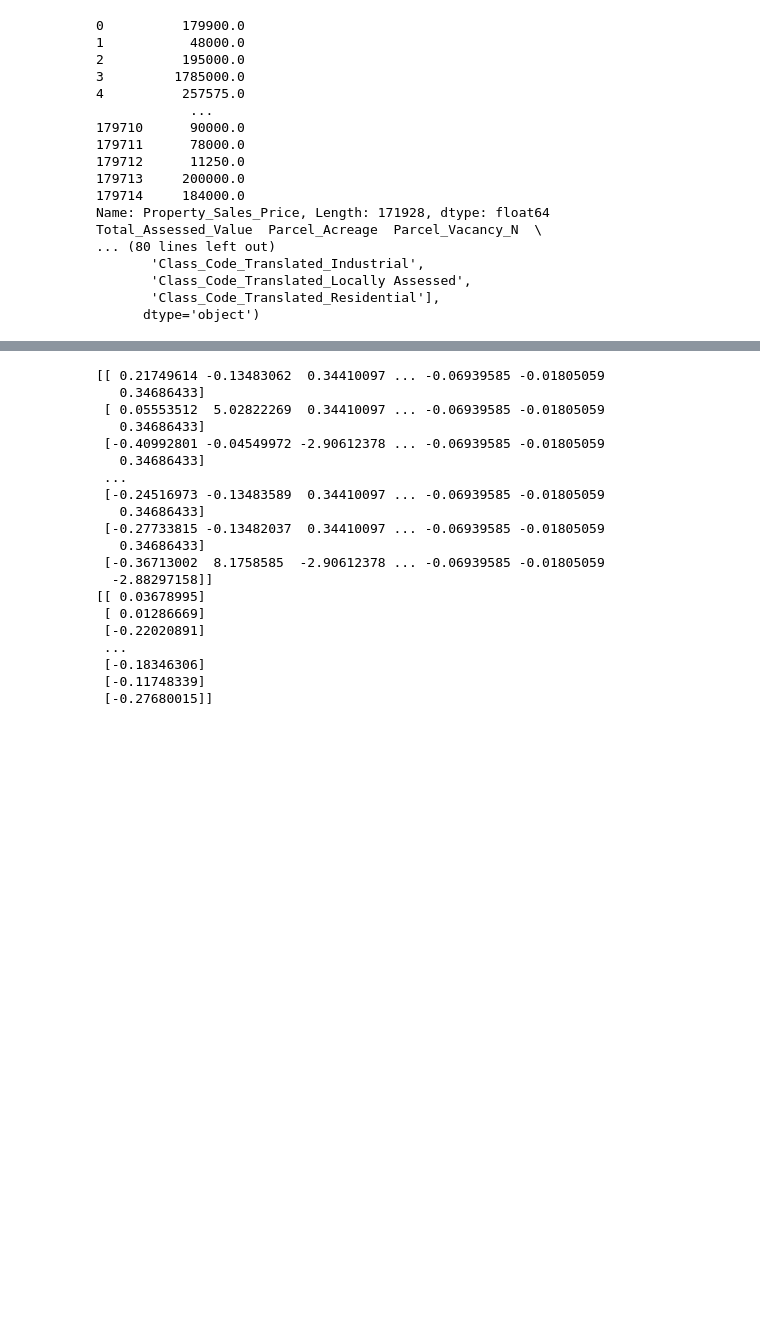
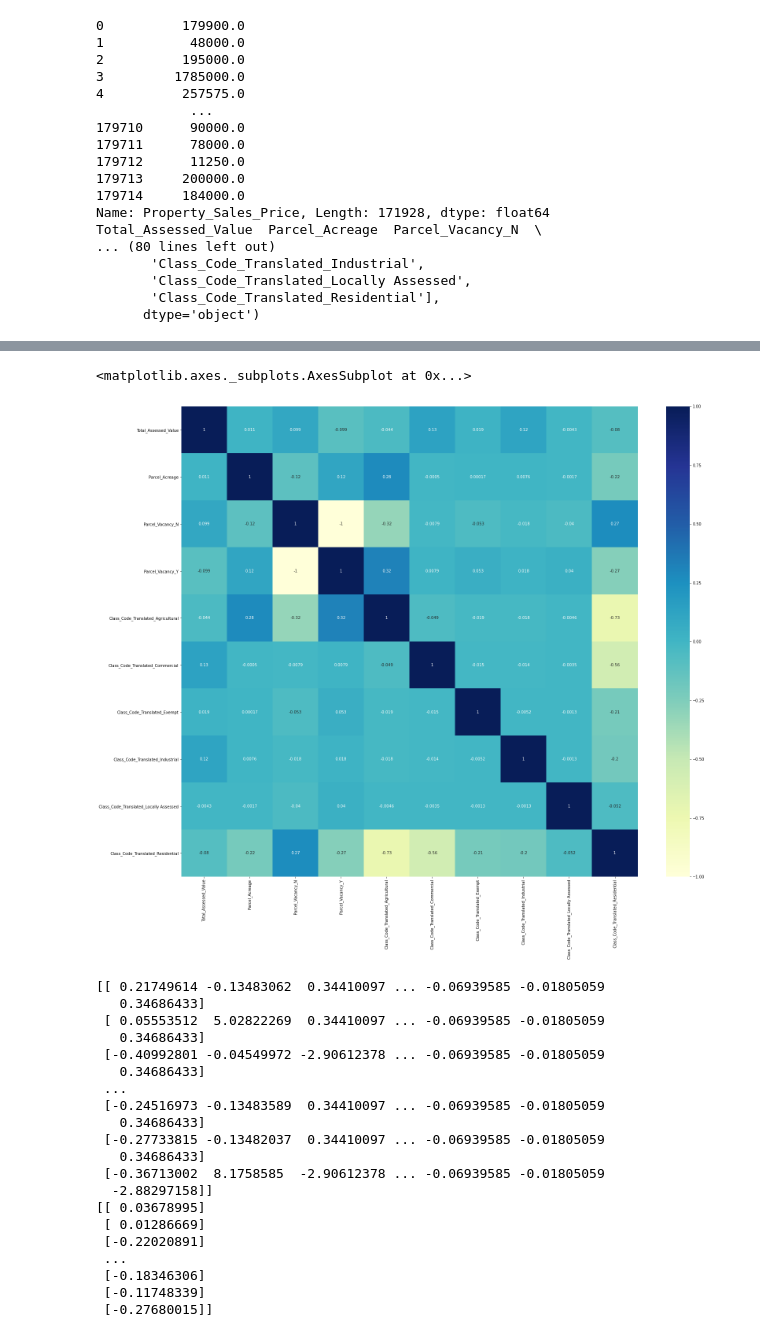
Before and after one commit to MaxBrowning/butler-project3-groupD, a Jupyter notebook: RandomForestRegressor.ipynb, the cells around one changed output, grey strips where cells are left out. Saved outputs shown, nothing was run; the diff lists cells and outputs as text; code cells hidden in the pictures; blank space fills up the shorter version.

```diff
--- a/RandomForestRegressor.ipynb
+++ b/RandomForestRegressor.ipynb
@@ -190,3 +234,17 @@ feature_names = data.columns
+# %%
+#create correlation matrix
+correlations = data.corr()
+indx=correlations.index
+
+#plot this correlation for clear visualisation
+plt.figure(figsize=(26,22))
+#annot = True , dsiplays text over the cells.
+#cmap = "YlGnBu" is nothing but adjustment of colors for our heatmap
+seaborn.heatmap(data[indx].corr(),annot=True,cmap="YlGnBu")
+#amount of darkness shows how our features are correalated with each other
+# %% [output]
+<matplotlib.axes._subplots.AxesSubplot at 0x...>
+[figure, added]
 # %%
 
 def split_data_train_model(labels, data):
```
Also changed, not shown: parts of 5 cells of this notebook, 1 other file.
